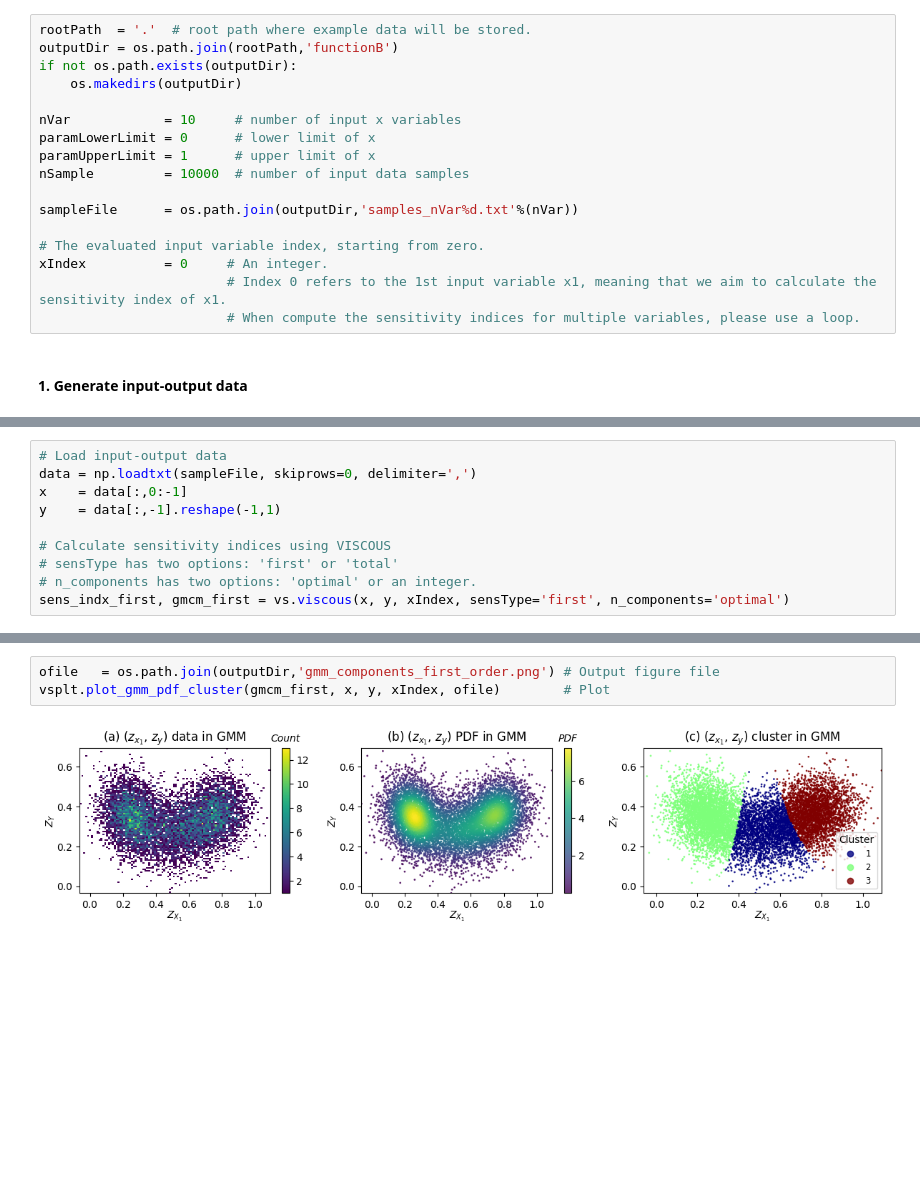
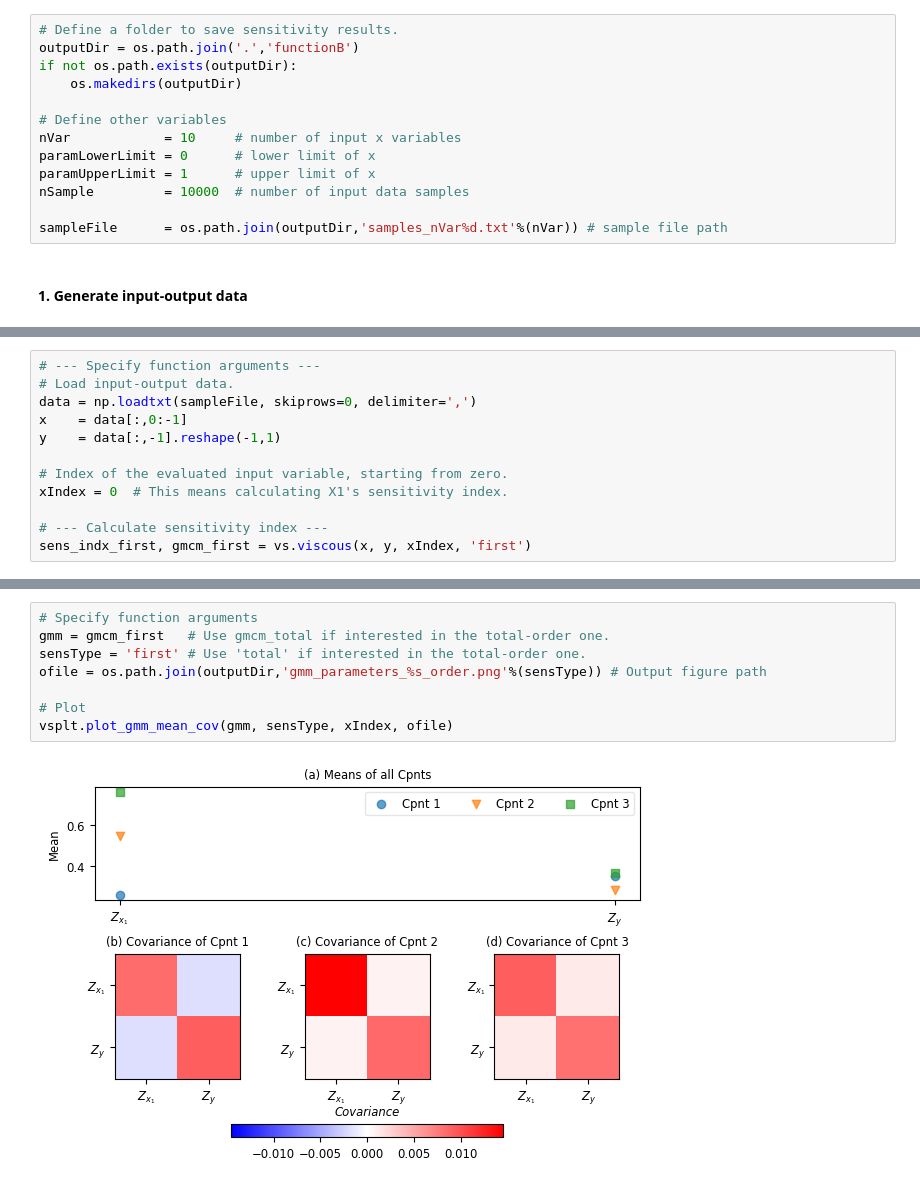
Before and after one commit to CH-Earth/pyviscous, a Jupyter notebook: examples/functionB.ipynb, the cells around one changed output, grey strips where cells are left out. Drawn from its saved outputs; the diff is of its cells as text; blank space fills up the shorter version.

Commit message:
update format of codes and examples

```diff
--- a/examples/functionB.ipynb
+++ b/examples/functionB.ipynb
@@ -36,22 +36,18 @@ def Sobol_function(x, a):
 # %% [markdown]
 #### Configurations
 # %%
-rootPath  = '.'  # root path where example data will be stored.
-outputDir = os.path.join(rootPath,'functionB')
+# Define a folder to save sensitivity results.
+outputDir = os.path.join('.','functionB')
 if not os.path.exists(outputDir):
     os.makedirs(outputDir)
 
+# Define other variables
 nVar            = 10     # number of input x variables
 paramLowerLimit = 0      # lower limit of x
 paramUpperLimit = 1      # upper limit of x
 nSample         = 10000  # number of input data samples
 
-sampleFile      = os.path.join(outputDir,'samples_nVar%d.txt'%(nVar))
-
-# The evaluated input variable index, starting from zero.
-xIndex          = 0     # An integer.
-                        # Index 0 refers to the 1st input variable x1, meaning that we aim to calculate the sensitivity index of x1.
-                        # When compute the sensitivity indices for multiple variables, please use a loop.
+sampleFile      = os.path.join(outputDir,'samples_nVar%d.txt'%(nVar)) # sample file path
 # %% [markdown]
 #### 1. Generate input-output data
 # %%
@@ -99,13 +117,15 @@ Calculate the Sobol' first-order sensitivity index using an optimal number of Ga
 # %%
-# Load input-output data
+# --- Specify function arguments ---
+# Load input-output data.
 data = np.loadtxt(sampleFile, skiprows=0, delimiter=',')
 x    = data[:,0:-1]
 y    = data[:,-1].reshape(-1,1)
 
-# Calculate sensitivity indices using VISCOUS
-# sensType has two options: 'first' or 'total'
-# n_components has two options: 'optimal' or an integer.
-sens_indx_first, gmcm_first = vs.viscous(x, y, xIndex, sensType='first', n_components='optimal')
+# Index of the evaluated input variable, starting from zero.
+xIndex = 0  # This means calculating X1's sensitivity index.
+
+# --- Calculate sensitivity index ---
+sens_indx_first, gmcm_first = vs.viscous(x, y, xIndex, 'first')
 # %% [output]
 Calculating first-order sensitivity index for variable index 0...
 --- PART A: Data preparation
@@ -153,6 +186,11 @@ vsplt.plot_gmm_mean_cov(gmcm_first, sensType, xIndex, ofile)     # Plot
 # %%
-ofile   = os.path.join(outputDir,'gmm_components_first_order.png') # Output figure file
-vsplt.plot_gmm_pdf_cluster(gmcm_first, x, y, xIndex, ofile)        # Plot
+# Specify function arguments
+gmm = gmcm_first   # Use gmcm_total if interested in the total-order one.
+sensType = 'first' # Use 'total' if interested in the total-order one.
+ofile = os.path.join(outputDir,'gmm_parameters_%s_order.png'%(sensType)) # Output figure path
+
+# Plot
+vsplt.plot_gmm_mean_cov(gmm, sensType, xIndex, ofile)
 # %% [output]
-[figure, old version]
+[figure, new version]
 # %% [markdown]
```
Also changed, not shown: parts of 19 cells of this notebook, 5 other files.
